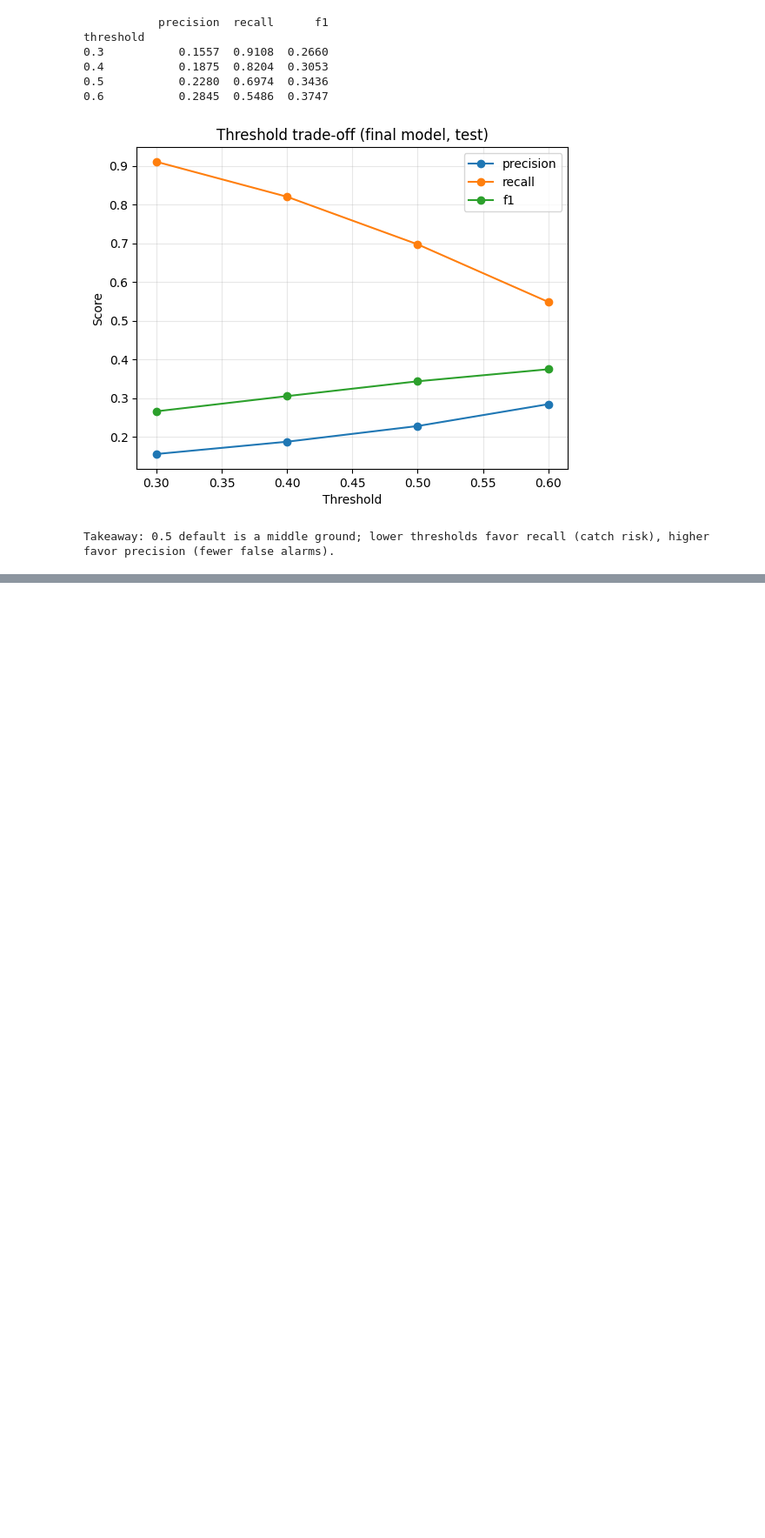
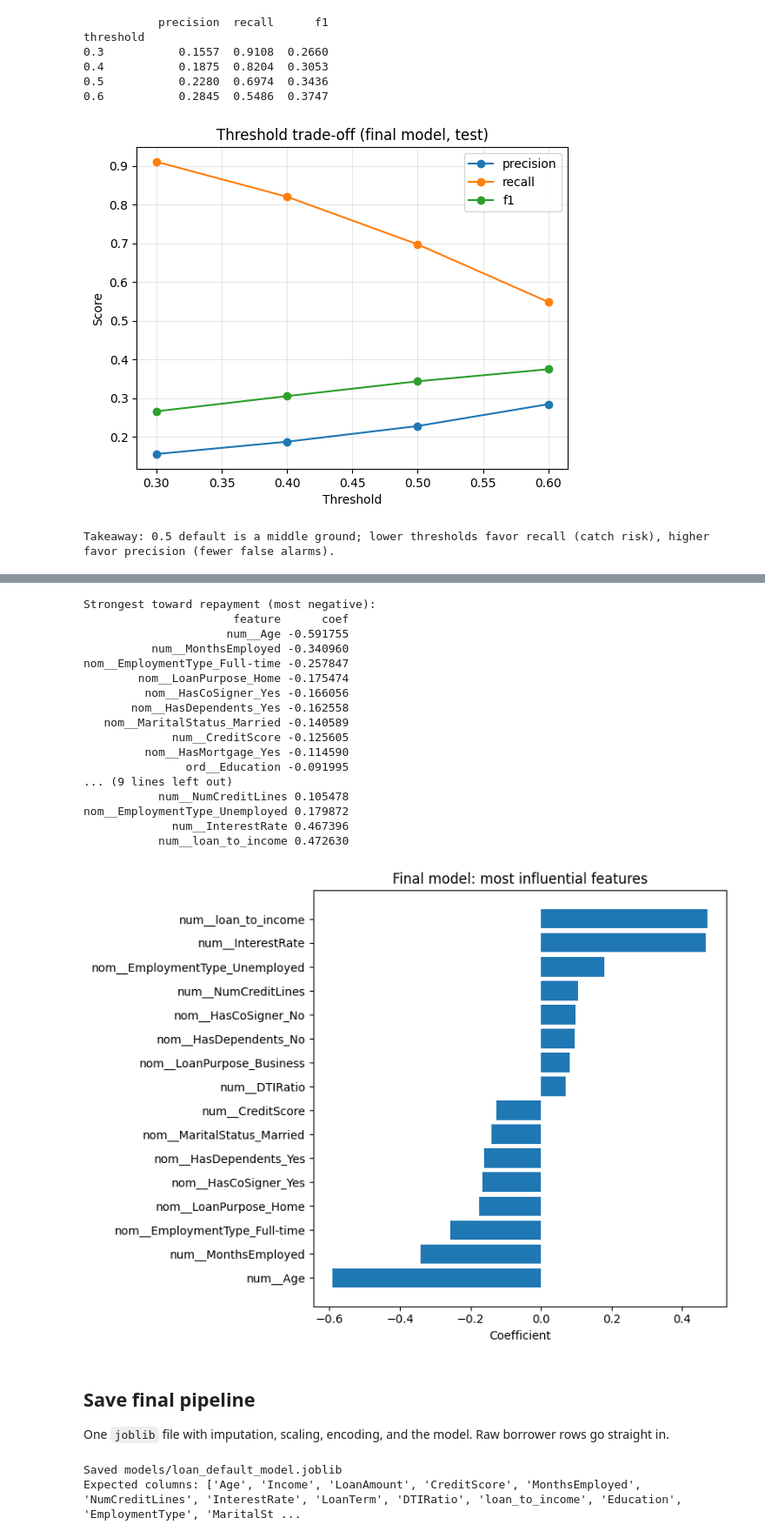
Before and after one commit to Swarnim1311/loan-default-prediction-classification, a Jupyter notebook: loan-default-prediction.ipynb, the cells around one changed output, grey strips where cells are left out. Shown at 87% size. Saved outputs shown, nothing was run; the diff lists cells and outputs as text; code cells hidden in the pictures; blank space fills up the shorter version.

```diff
--- a/loan-default-prediction.ipynb
+++ b/loan-default-prediction.ipynb
@@ -475,0 +484,52 @@ Takeaway: 0.5 default is a middle ground; lower thresholds favor recall (catch r
+# %%
+import joblib
+pre = final_model.named_steps['pre']
+clf = final_model.named_steps['clf']
+feat_names = pre.get_feature_names_out()
+coefs = clf.coef_[0]
+coef_df = pd.DataFrame({'feature': feat_names, 'coef': coefs}).sort_values('coef')
+print('Strongest toward repayment (most negative):')
+print(coef_df.head(10).to_string(index=False))
+print('\nStrongest toward default (most positive):')
+print(coef_df.tail(10).to_string(index=False))
+top = pd.concat([coef_df.head(8), coef_df.tail(8)]).sort_values('coef')
+plt.figure(figsize=(8, 6))
+plt.barh(top['feature'], top['coef'])
+plt.title('Final model: most influential features')
+plt.xlabel('Coefficient')
+plt.tight_layout()
+plt.show()
+# %% [output]
+Strongest toward repayment (most negative):
+                      feature      coef
+                     num__Age -0.591755
+          num__MonthsEmployed -0.340960
+nom__EmploymentType_Full-time -0.257847
+        nom__LoanPurpose_Home -0.175474
+         nom__HasCoSigner_Yes -0.166056
+       nom__HasDependents_Yes -0.162558
+   nom__MaritalStatus_Married -0.140589
+             num__CreditScore -0.125605
+         nom__HasMortgage_Yes -0.114590
+               ord__Education -0.091995
+... (9 lines left out)
+           num__NumCreditLines 0.105478
+nom__EmploymentType_Unemployed 0.179872
+             num__InterestRate 0.467396
+           num__loan_to_income 0.472630
+[figure, added]
+# %% [markdown]
+## Save final pipeline
+
+One `joblib` file with imputation, scaling, encoding, and the model. Raw borrower rows go straight in.
+# %%
+import os
+os.makedirs('models', exist_ok=True)
+joblib.dump(final_model, 'models/loan_default_model.joblib')
+reloaded = joblib.load('models/loan_default_model.joblib')
+assert list(reloaded.named_steps) == ['pre', 'clf']
+print('Saved models/loan_default_model.joblib')
+print('Expected columns:', list(reloaded.feature_names_in_))
+# %% [output]
+Saved models/loan_default_model.joblib
+Expected columns: ['Age', 'Income', 'LoanAmount', 'CreditScore', 'MonthsEmployed', 'NumCreditLines', 'InterestRate', 'LoanTerm', 'DTIRatio', 'loan_to_income', 'Education', 'EmploymentType', 'MaritalSt ...
```
Also changed, not shown: parts of 4 cells of this notebook, 4 other files.
